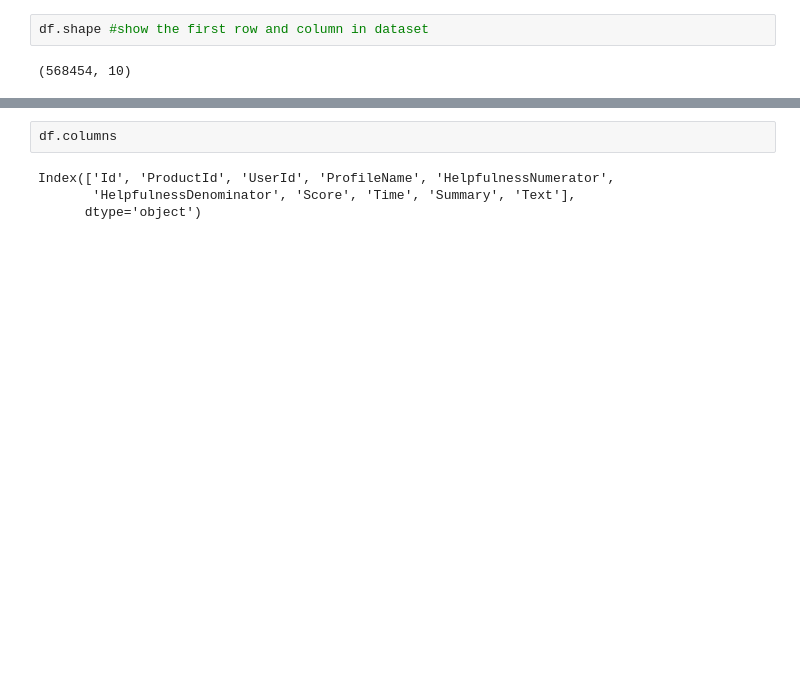
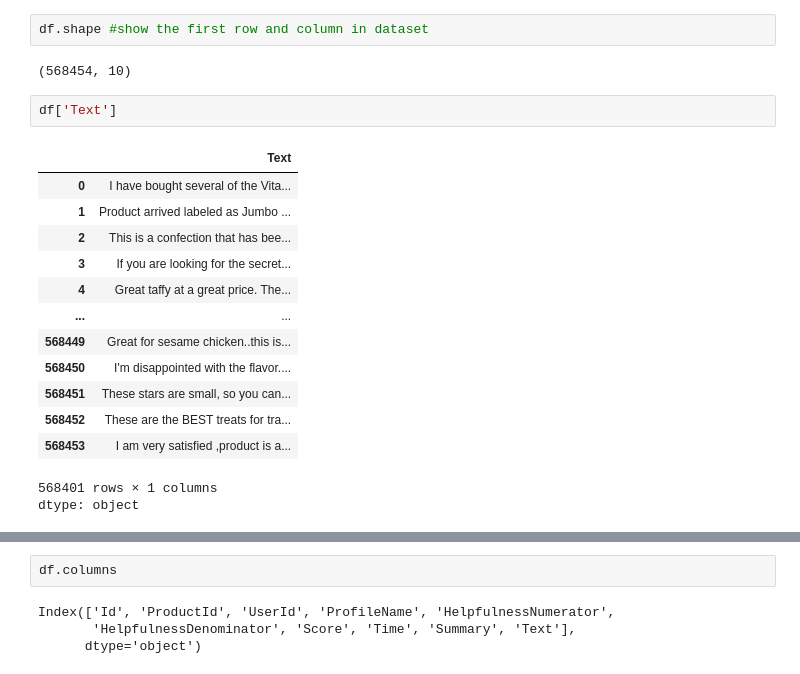
Before and after one commit to Gokul99400/SentimentAnalysis, a Jupyter notebook: Sentiment_Analysis_Project.ipynb, the cells around one changed output, grey strips where cells are left out. Cells and saved outputs as stored; diff of their text form; blank space fills up the shorter version.

```diff
--- a/Sentiment_Analysis_Project.ipynb
+++ b/Sentiment_Analysis_Project.ipynb
@@ -41,3 +58,20 @@ df.head(11) #show the first 10 rows of dataset
 df.shape #show the first row and column in dataset
 # %% [output]
 (568454, 10)
+# %%
+df['Text']
+# %% [output]
+|  | Text |
+| 0 | I have bought several of the Vita... |
+| 1 | Product arrived labeled as Jumbo ... |
+| 2 | This is a confection that has bee... |
+| 3 | If you are looking for the secret... |
+| 4 | Great taffy at a great price. The... |
+| ... | ... |
+| 568449 | Great for sesame chicken..this is... |
+| 568450 | I'm disappointed with the flavor.... |
+| 568451 | These stars are small, so you can... |
+| 568452 | These are the BEST treats for tra... |
+| 568453 | I am very satisfied ,product is a... |
+568401 rows × 1 columns
+dtype: object
```
Also changed, not shown: parts of 4 cells of this notebook.
